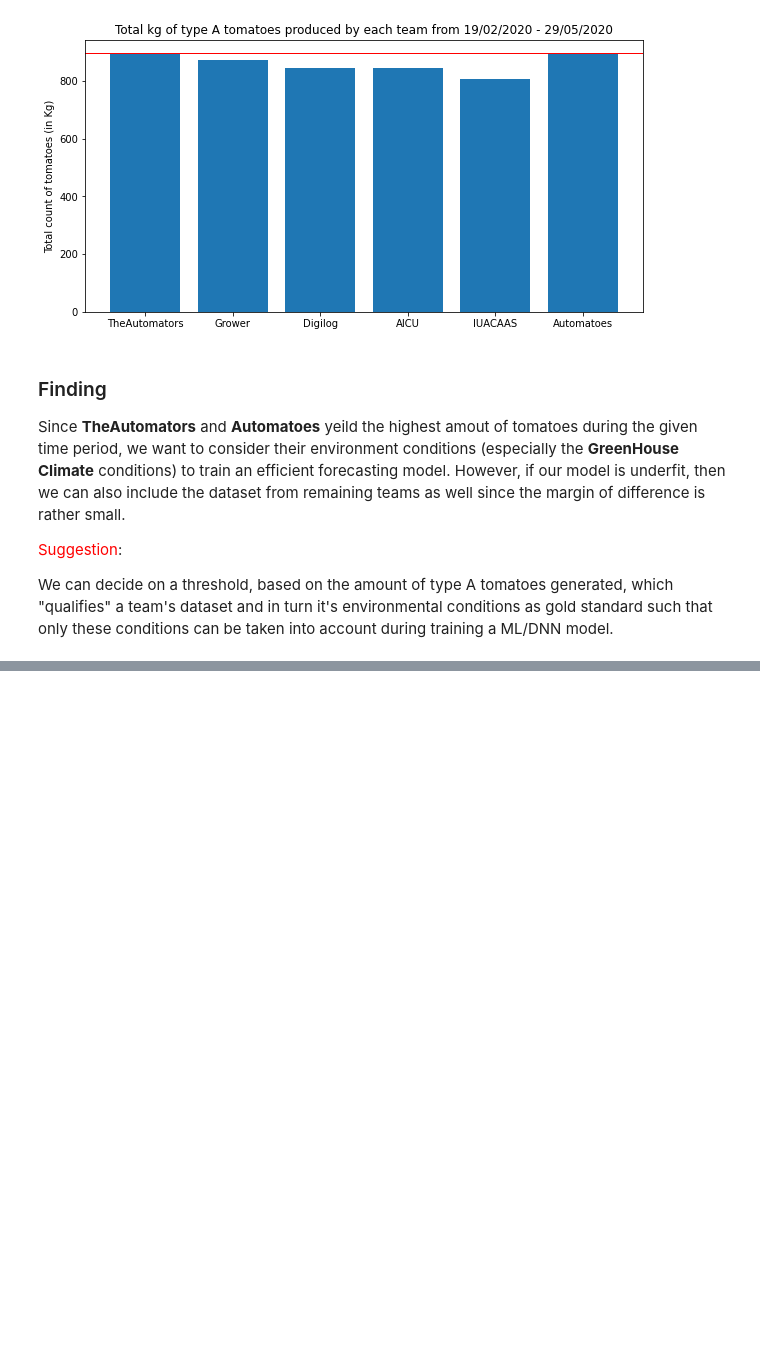
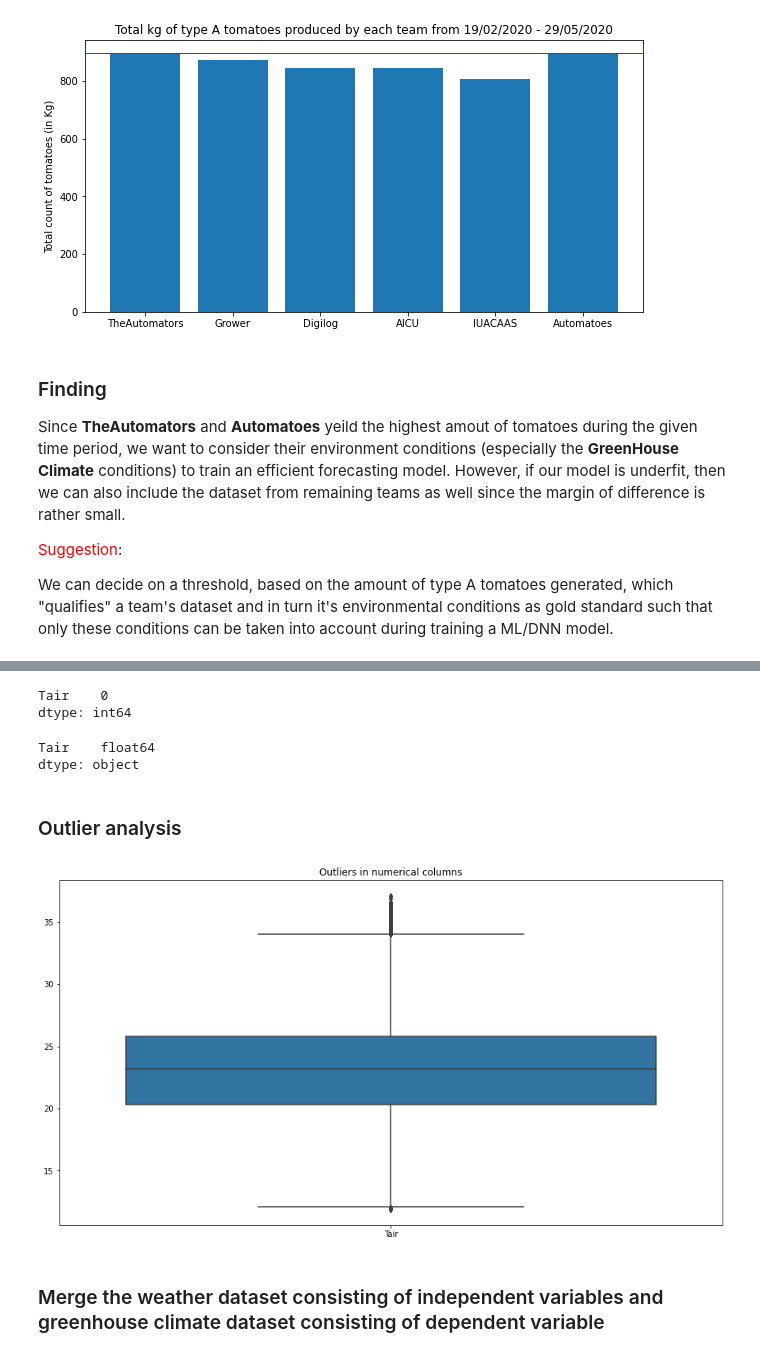
Before and after one commit to soumenganguly/greenhouse-learn, a Jupyter notebook: notebooks/experimental_notebook.ipynb, the cells around one changed output, grey strips where cells are left out. Cells and saved outputs as stored; diff of their text form; code cells hidden in the pictures; blank space fills up the shorter version.

```diff
--- a/notebooks/experimental_notebook.ipynb
+++ b/notebooks/experimental_notebook.ipynb
@@ -143,0 +319,2 @@ We can decide on a threshold, based on the amount of type A tomatoes generated,
+# %%
+automatoes_df = load_data("../dataset/ghclimate_automatoes.csv")
@@ -143,0 +337,4 @@ We can decide on a threshold, based on the amount of type A tomatoes generated,
+# %%
+# only extract the target variable column
+
+automatoes_df = automatoes_df[['time', 'Tair']]
@@ -143,0 +363,2 @@ We can decide on a threshold, based on the amount of type A tomatoes generated,
+# %%
+automatoes_df = preprocess_df(automatoes_df)
@@ -143,0 +382,23 @@ We can decide on a threshold, based on the amount of type A tomatoes generated,
+# %%
+automatoes_df.isnull().sum()
+# %% [output]
+Tair    0
+dtype: int64
+# %%
+automatoes_df.dtypes
+# %% [output]
+Tair    float64
+dtype: object
+# %% [markdown]
+### Outlier analysis
+# %%
+import seaborn as sns
+
+fig, ax = plt.subplots(figsize=(15,8))
+sns.boxplot(data=automatoes_df[['Tair']])
+ax.set_title("Outliers in numerical columns")
+plt.show()
+# %% [output]
+[figure, added]
+# %% [markdown]
+### Merge the weather dataset consisting of independent variables and greenhouse climate dataset consisting of dependent variable
```
Also changed, not shown: parts of 54 cells of this notebook.
